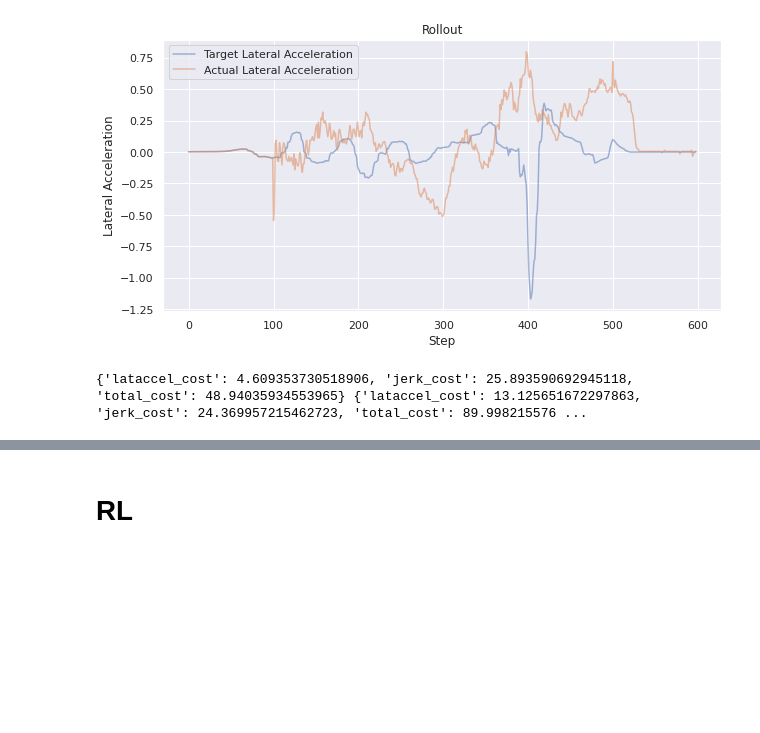
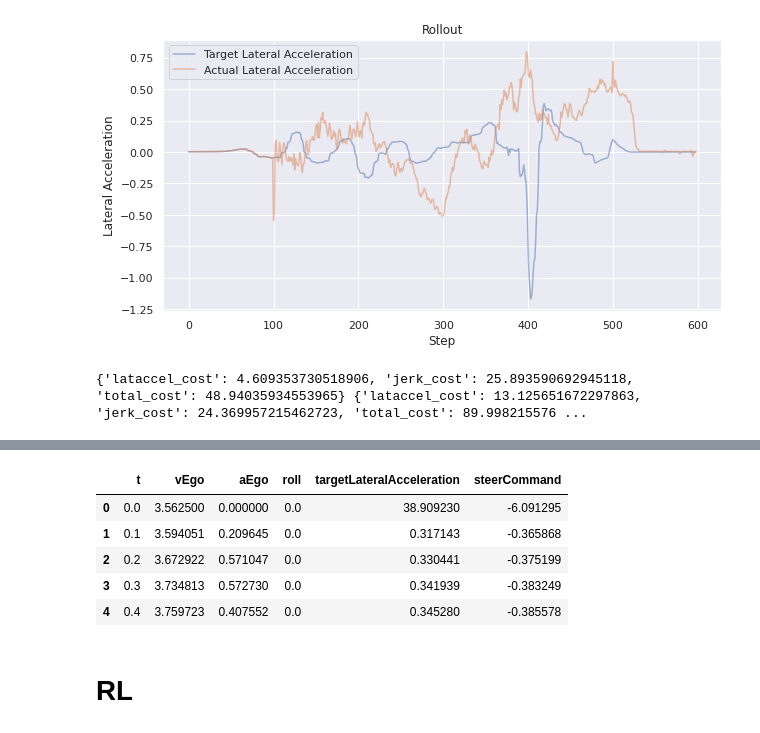
Before and after one commit to pau-mensa/controls_challenge, a Jupyter notebook: experiment.ipynb, the cells around one changed output, grey strips where cells are left out. Saved outputs shown, nothing was run; the diff lists cells and outputs as text; code cells hidden in the pictures; blank space fills up the shorter version.

```diff
--- a/experiment.ipynb
+++ b/experiment.ipynb
@@ -98,3 +98,15 @@ Retrieving cost for data/00000.csv: 73.61142271153338
+# %%
+import pandas as pd
+file='03098'
+df = pd.read_csv(f'/notebooks/comma/controls_challenge/data/{file}.csv', sep=',')
+df.head()
+# %% [output]
+|  | t | vEgo | aEgo | roll | targetLateralAcceleration | steerCommand |
+| 0 | 0.0 | 3.562500 | 0.000000 | 0.0 | 38.909230 | -6.091295 |
+| 1 | 0.1 | 3.594051 | 0.209645 | 0.0 | 0.317143 | -0.365868 |
+| 2 | 0.2 | 3.672922 | 0.571047 | 0.0 | 0.330441 | -0.375199 |
+| 3 | 0.3 | 3.734813 | 0.572730 | 0.0 | 0.341939 | -0.383249 |
+| 4 | 0.4 | 3.759723 | 0.407552 | 0.0 | 0.345280 | -0.385578 |
 # %%
 import torch
 import torch.nn as nn
```
Also changed, not shown: parts of 3 cells of this notebook, 2 other files.
